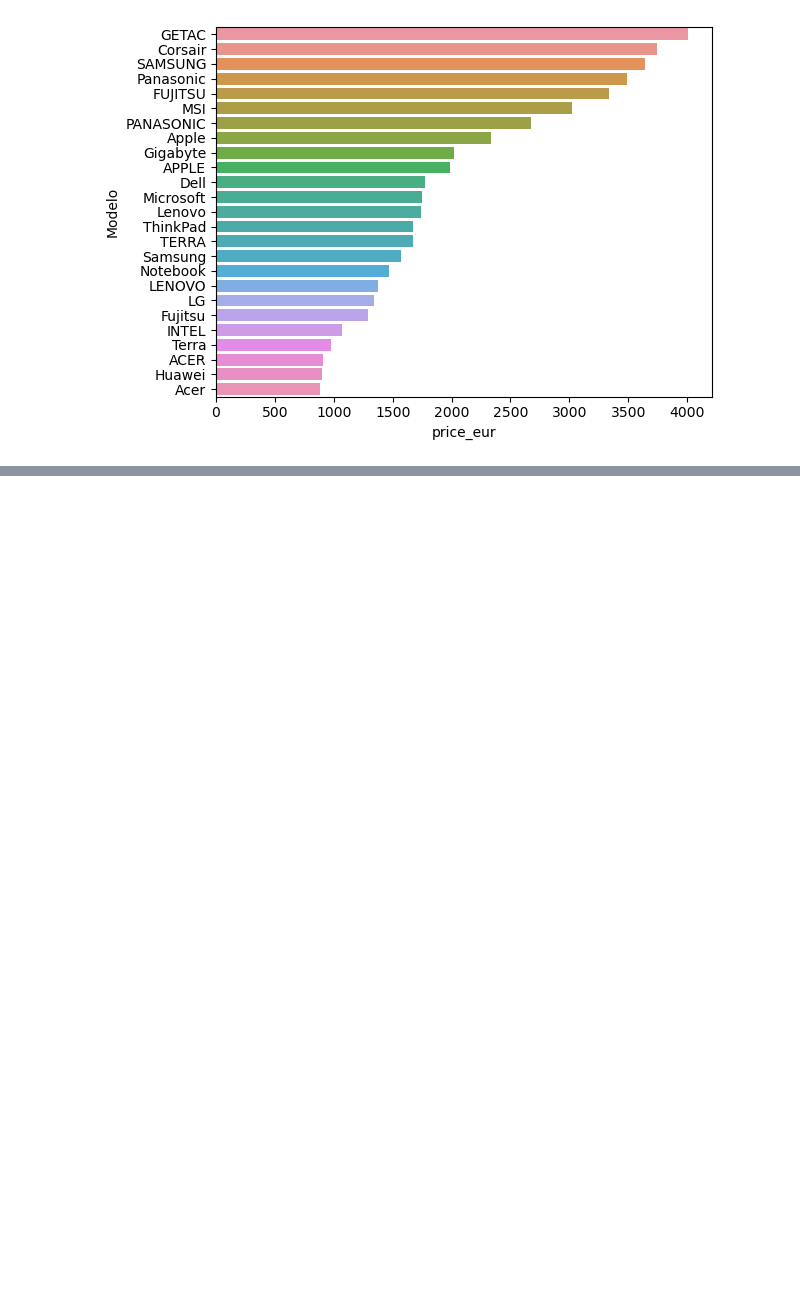
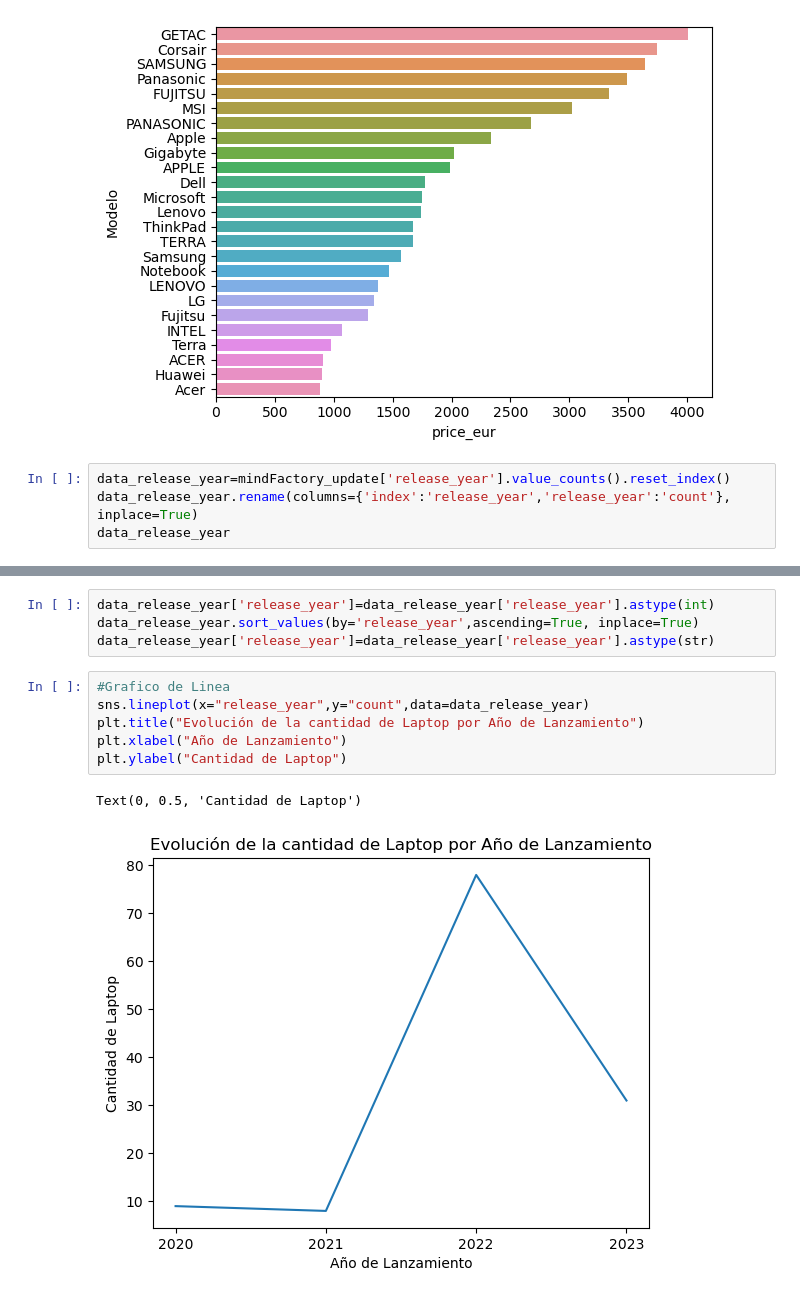
Before and after one commit to Matias-Bustamante/DataAnalysisLaptop, a Jupyter notebook: DataAnalysisLaptop.ipynb, the cells around one changed output, grey strips where cells are left out. Saved outputs shown, nothing was run; the diff lists cells and outputs as text; blank space fills up the shorter version.

Commit message:
Grafica de comparion de cantidad de laptop por año

```diff
--- a/DataAnalysisLaptop.ipynb
+++ b/DataAnalysisLaptop.ipynb
@@ -87,3 +83,7 @@ sns.barplot(data=data_model, y=data_model['Modelo'],x=data_model['price_eur'], o
 plt.show()
 # %% [output]
 [figure]
+# %%
+data_release_year=mindFactory_update['release_year'].value_counts().reset_index()
+data_release_year.rename(columns={'index':'release_year','release_year':'count'}, inplace=True)
+data_release_year
@@ -89,0 +96,13 @@ plt.show()
+# %%
+data_release_year['release_year']=data_release_year['release_year'].astype(int)
+data_release_year.sort_values(by='release_year',ascending=True, inplace=True)
+data_release_year['release_year']=data_release_year['release_year'].astype(str)
+# %%
+#Grafico de Linea
+sns.lineplot(x="release_year",y="count",data=data_release_year)
+plt.title("Evolución de la cantidad de Laptop por Año de Lanzamiento")
+plt.xlabel("Año de Lanzamiento")
+plt.ylabel("Cantidad de Laptop")
+# %% [output]
+Text(0, 0.5, 'Cantidad de Laptop')
+[figure, added]
```
Also changed, not shown: parts of 2 cells of this notebook.
